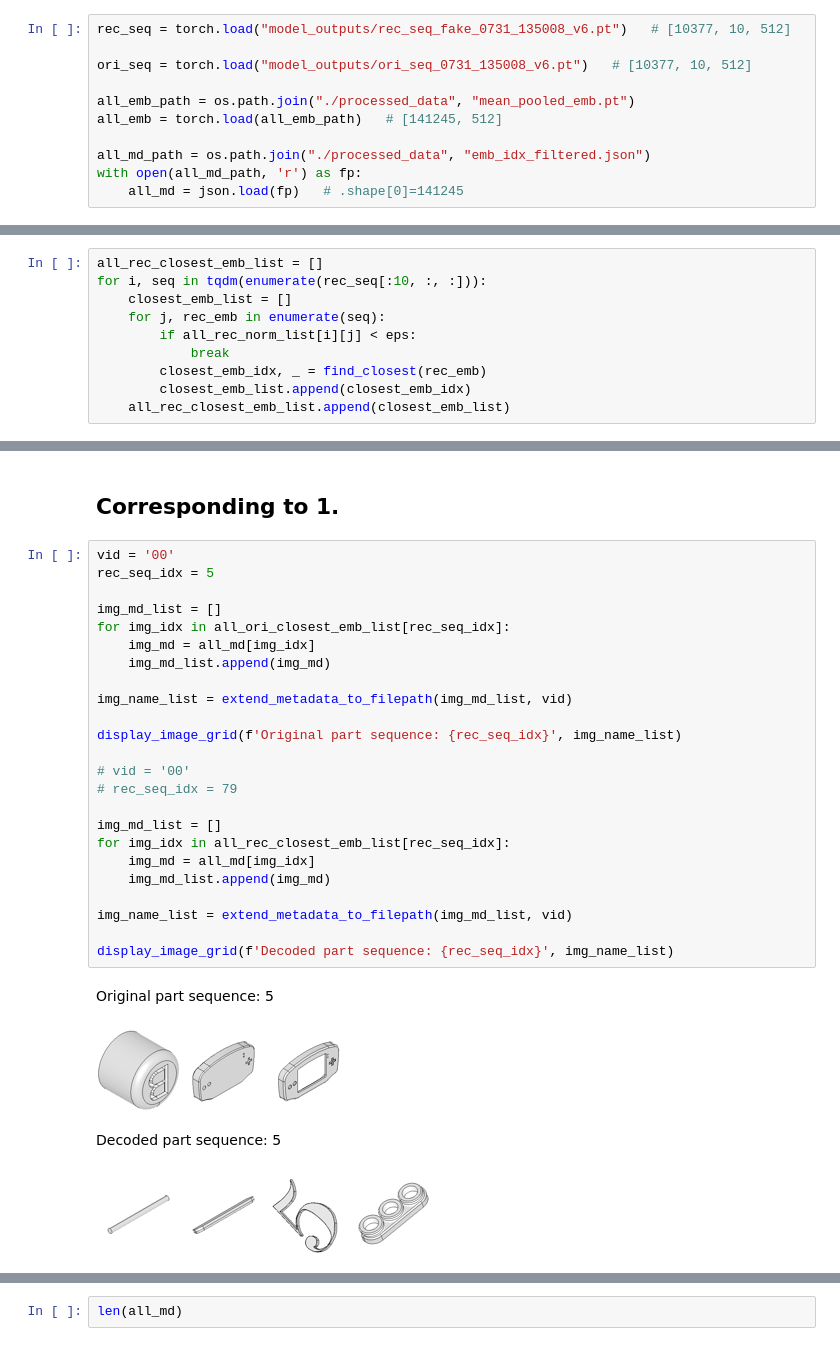
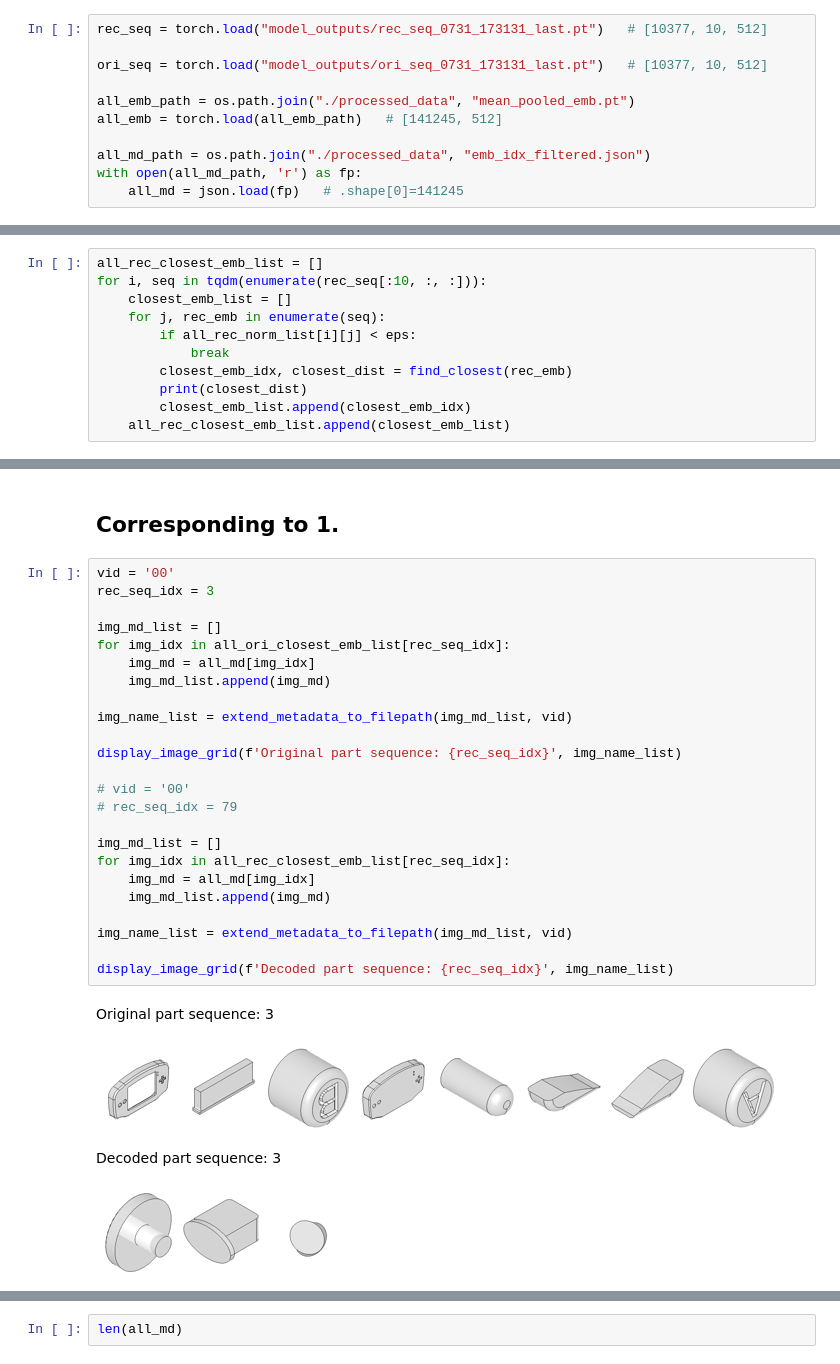
Before and after one commit to gymbeijing/mechanism-identification-public, a Jupyter notebook: search_parts.ipynb, the cells around one changed output, grey strips where cells are left out. Saved outputs shown, nothing was run; the diff lists cells and outputs as text.

```diff
--- a/search_parts.ipynb
+++ b/search_parts.ipynb
@@ -13,9 +13,9 @@ from IPython.display import display, Markdown, display_markdown # to display ima
 # %% [markdown]
 # Global variable
 # %%
-rec_seq = torch.load("model_outputs/rec_seq_fake_0731_135008_v6.pt")   # [10377, 10, 512]
+rec_seq = torch.load("model_outputs/rec_seq_0731_173131_last.pt")   # [10377, 10, 512]
 
-ori_seq = torch.load("model_outputs/ori_seq_0731_135008_v6.pt")   # [10377, 10, 512]
+ori_seq = torch.load("model_outputs/ori_seq_0731_173131_last.pt")   # [10377, 10, 512]
 
 all_emb_path = os.path.join("./processed_data", "mean_pooled_emb.pt")
 all_emb = torch.load(all_emb_path)   # [141245, 512]
@@ -117,6 +133,7 @@ for i, seq in tqdm(enumerate(rec_seq[:10, :, :])):
     for j, rec_emb in enumerate(seq):
         if all_rec_norm_list[i][j] < eps:
             break
-        closest_emb_idx, _ = find_closest(rec_emb)
+        closest_emb_idx, closest_dist = find_closest(rec_emb)
+        print(closest_dist)
         closest_emb_list.append(closest_emb_idx)
     all_rec_closest_emb_list.append(closest_emb_list)
@@ -547,33 +663,33 @@ Reconstructed part sequence: 2, decoded part sequence: 5
 ## Corresponding to 1.
 # %%
 vid = '00'
-rec_seq_idx = 5
+rec_seq_idx = 3
 
 img_md_list = []
 for img_idx in all_ori_closest_emb_list[rec_seq_idx]:
     img_md = all_md[img_idx]
     img_md_list.append(img_md)
 
 img_name_list = extend_metadata_to_filepath(img_md_list, vid)
 
 display_image_grid(f'Original part sequence: {rec_seq_idx}', img_name_list)
 
 # vid = '00'
 # rec_seq_idx = 79
 
 img_md_list = []
 for img_idx in all_rec_closest_emb_list[rec_seq_idx]:
     img_md = all_md[img_idx]
     img_md_list.append(img_md)
 
 img_name_list = extend_metadata_to_filepath(img_md_list, vid)
 
 display_image_grid(f'Decoded part sequence: {rec_seq_idx}', img_name_list)
 # %% [output]
-Original part sequence: 5
+Original part sequence: 3
-[figure, old version]
+[figure, new version]
-Decoded part sequence: 5
+Decoded part sequence: 3
-[figure, old version]
+[figure, new version]
 # %%
 print(a[:10])
 # %% [output]
```
Also changed, not shown: parts of 13 cells of this notebook, 2 other files.
